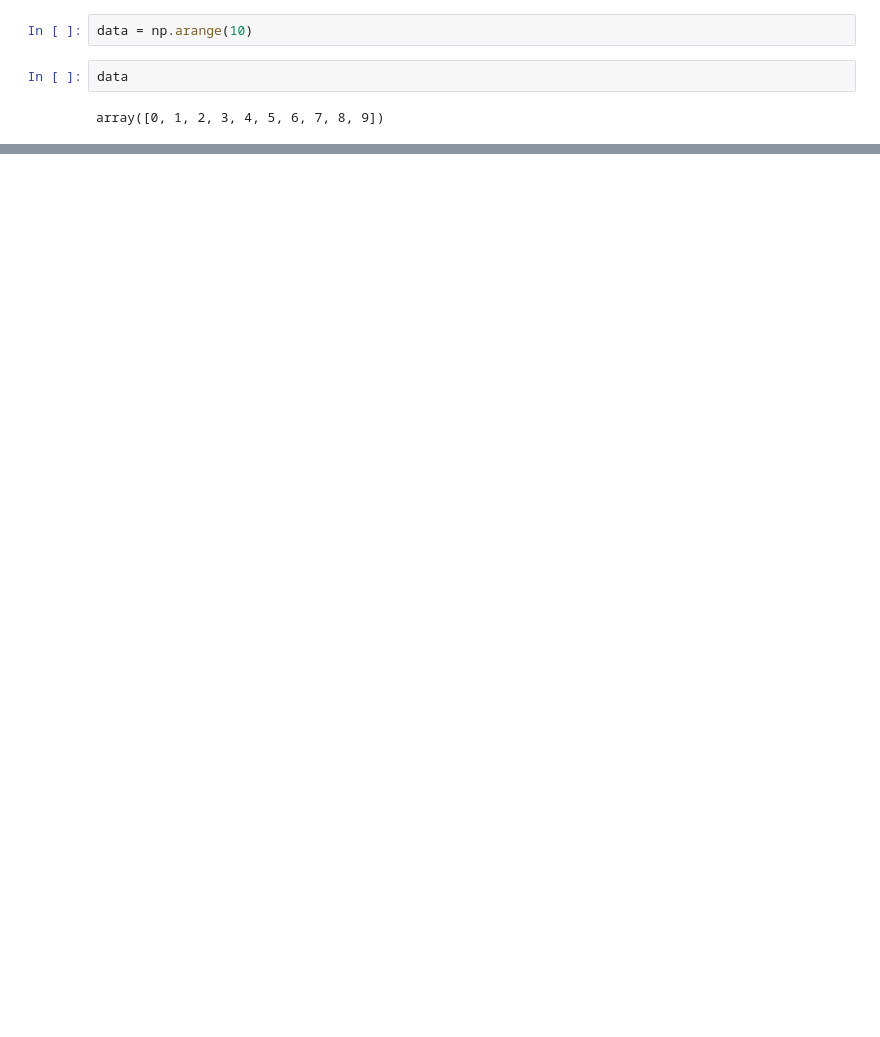
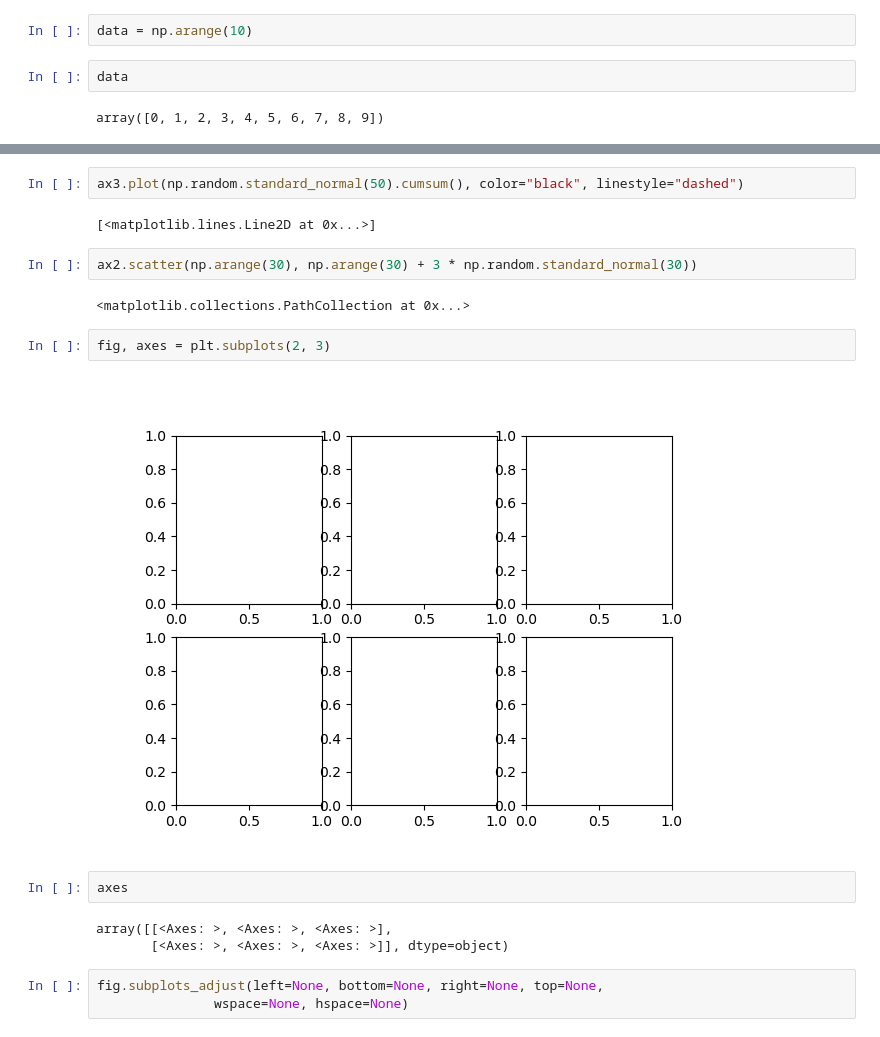
Before and after one commit to Mystery-Loong/data-book, a Jupyter notebook: chapter9.ipynb, the cells around one changed output, grey strips where cells are left out. Cells and saved outputs as stored; diff of their text form; blank space fills up the shorter version.

```diff
--- a/chapter9.ipynb
+++ b/chapter9.ipynb
@@ -17,0 +40,20 @@ plt.plot(data)
+# %%
+ax3.plot(np.random.standard_normal(50).cumsum(), color="black", linestyle="dashed")
+# %% [output]
+[<matplotlib.lines.Line2D at 0x...>]
+# %%
+ax2.scatter(np.arange(30), np.arange(30) + 3 * np.random.standard_normal(30))
+# %% [output]
+<matplotlib.collections.PathCollection at 0x...>
+# %%
+fig, axes = plt.subplots(2, 3)
+# %% [output]
+[figure, added]
+# %%
+axes
+# %% [output]
+array([[<Axes: >, <Axes: >, <Axes: >],
+       [<Axes: >, <Axes: >, <Axes: >]], dtype=object)
+# %%
+fig.subplots_adjust(left=None, bottom=None, right=None, top=None,
+               wspace=None, hspace=None)
```
Also changed, not shown: parts of 91 cells of this notebook, 24 other files.
